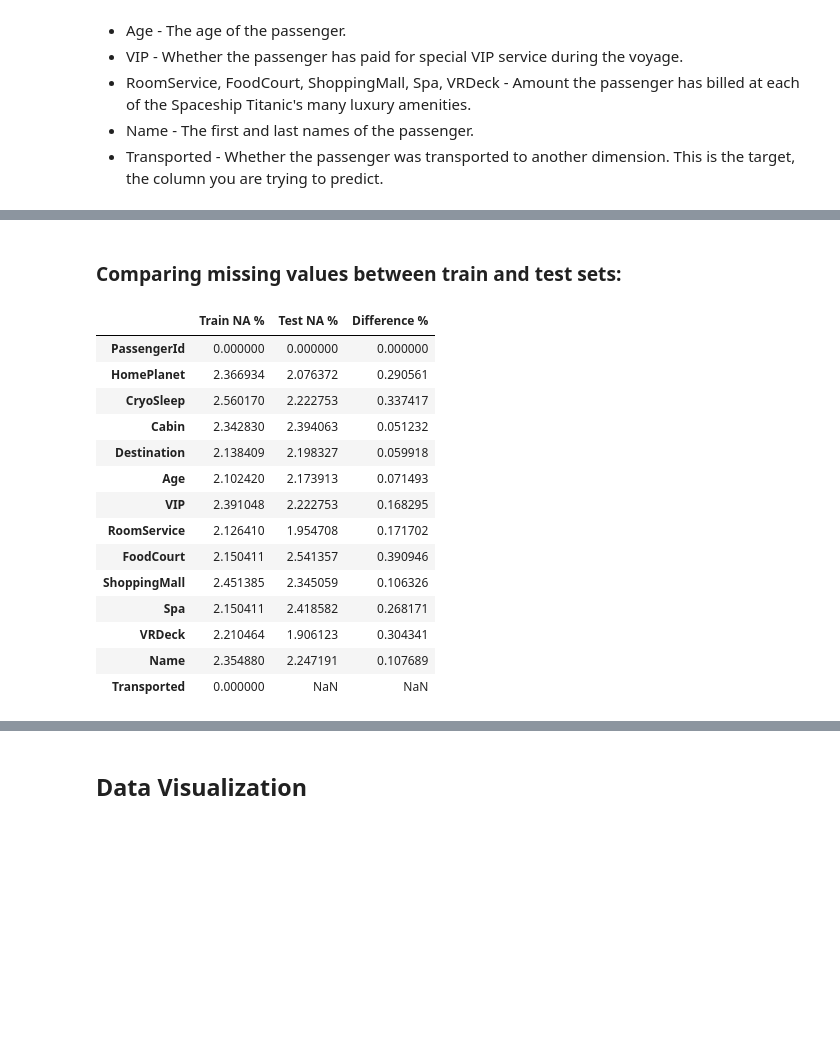
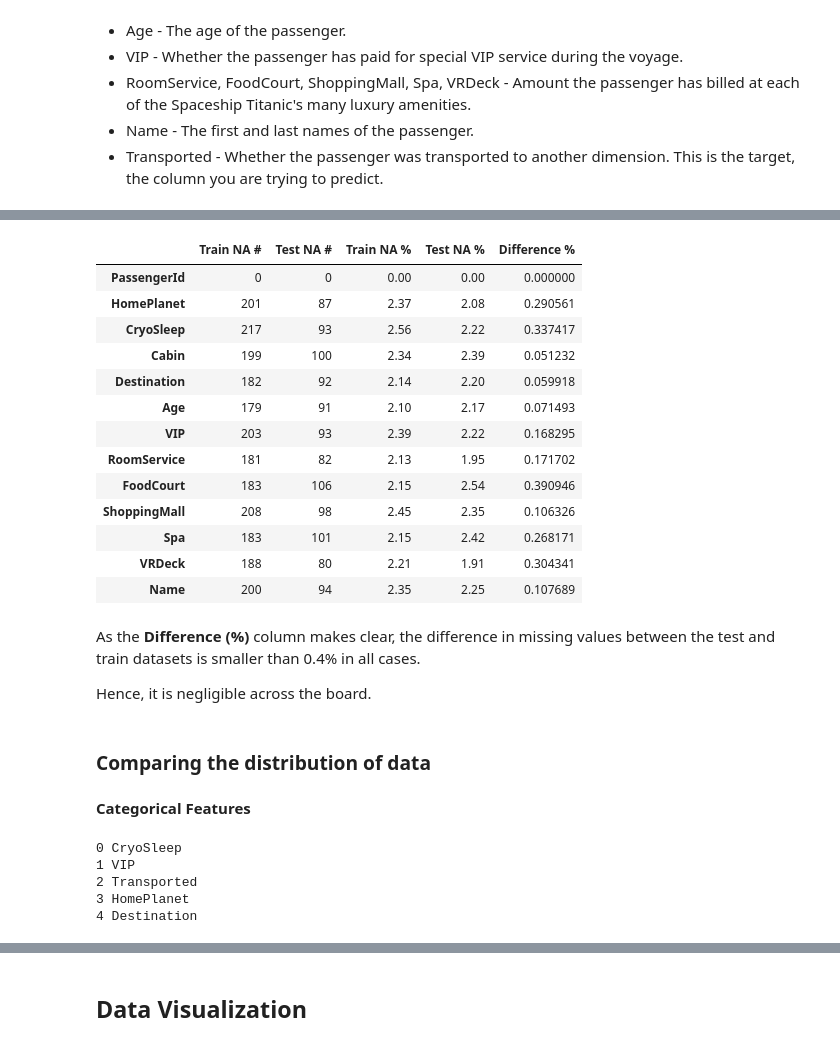
Before and after one commit to GuillermoIzquierdo/Spaceship-Project, a Jupyter notebook: notebooks/preliminary-exploration.ipynb, the cells around one changed output, grey strips where cells are left out. Saved outputs shown, nothing was run; the diff lists cells and outputs as text; code cells hidden in the pictures; blank space fills up the shorter version.

Commit message:
Exploratory Data Analysis

```diff
--- a/notebooks/preliminary-exploration.ipynb
+++ b/notebooks/preliminary-exploration.ipynb
@@ -107,25 +88,43 @@ dtype: int64
-# %% [markdown]
-### Comparing missing values between train and test sets:
 # %%
-train_missing_percentage = (df.isna().sum()/df.count())*100
-test_missing_percentage = (df_test.isna().sum()/df_test.count())*100
-missing_difference = abs(train_missing_percentage - test_missing_percentage)
+train_na = df.isna().sum().drop(index = 'Transported')
+test_na = df_test.isna().sum()
+train_na_perc = (train_na/df.count().drop(index = 'Transported'))*100
+test_na_perc = (test_na/df_test.count())*100
+diff_na_perc = abs(train_na_perc - test_na_perc)
 
-pd.concat([train_missing_percentage, test_missing_percentage, missing_difference],
-          axis = 1).rename(columns = {0:'Train NA %', 1:'Test NA %', 2:'Difference %'})
+pd.concat([train_na, test_na,train_na_perc.round(2), test_na_perc.round(2), diff_na_perc], axis = 1)\
+            .rename(columns = {0:'Train NA #', 1:'Test NA #', 2:'Train NA %', 3:'Test NA %', 4:'Difference %'})
 # %% [output]
-|  | Train NA % | Test NA % | Difference % |
-| PassengerId | 0.000000 | 0.000000 | 0.000000 |
-| HomePlanet | 2.366934 | 2.076372 | 0.290561 |
-| CryoSleep | 2.560170 | 2.222753 | 0.337417 |
-| Cabin | 2.342830 | 2.394063 | 0.051232 |
-| Destination | 2.138409 | 2.198327 | 0.059918 |
-| Age | 2.102420 | 2.173913 | 0.071493 |
-| VIP | 2.391048 | 2.222753 | 0.168295 |
-| RoomService | 2.126410 | 1.954708 | 0.171702 |
-| FoodCourt | 2.150411 | 2.541357 | 0.390946 |
-| ShoppingMall | 2.451385 | 2.345059 | 0.106326 |
-| Spa | 2.150411 | 2.418582 | 0.268171 |
-| VRDeck | 2.210464 | 1.906123 | 0.304341 |
-| Name | 2.354880 | 2.247191 | 0.107689 |
-| Transported | 0.000000 | NaN | NaN |
+|  | Train NA # | Test NA # | Train NA % | Test NA % | Difference % |
+| PassengerId | 0 | 0 | 0.00 | 0.00 | 0.000000 |
+| HomePlanet | 201 | 87 | 2.37 | 2.08 | 0.290561 |
+| CryoSleep | 217 | 93 | 2.56 | 2.22 | 0.337417 |
+| Cabin | 199 | 100 | 2.34 | 2.39 | 0.051232 |
+| Destination | 182 | 92 | 2.14 | 2.20 | 0.059918 |
+| Age | 179 | 91 | 2.10 | 2.17 | 0.071493 |
+| VIP | 203 | 93 | 2.39 | 2.22 | 0.168295 |
+| RoomService | 181 | 82 | 2.13 | 1.95 | 0.171702 |
+| FoodCourt | 183 | 106 | 2.15 | 2.54 | 0.390946 |
+| ShoppingMall | 208 | 98 | 2.45 | 2.35 | 0.106326 |
+| Spa | 183 | 101 | 2.15 | 2.42 | 0.268171 |
+| VRDeck | 188 | 80 | 2.21 | 1.91 | 0.304341 |
+| Name | 200 | 94 | 2.35 | 2.25 | 0.107689 |
+# %% [markdown]
+As the **Difference (%)** column makes clear, the difference in missing values between the test and train datasets is smaller than 0.4% in all cases.
+
+Hence, it is negligible across the board.
+# %% [markdown]
+### Comparing the distribution of data
+# %% [markdown]
+**Categorical Features**
+# %%
+cat_features = ['CryoSleep', 'VIP', 'Transported', 'HomePlanet', 'Destination']
+
+for index, value in enumerate(cat_features):
+    print(index, value)
+# %% [output]
+0 CryoSleep
+1 VIP
+2 Transported
+3 HomePlanet
+4 Destination
```
Also changed, not shown: parts of 11 cells of this notebook.
